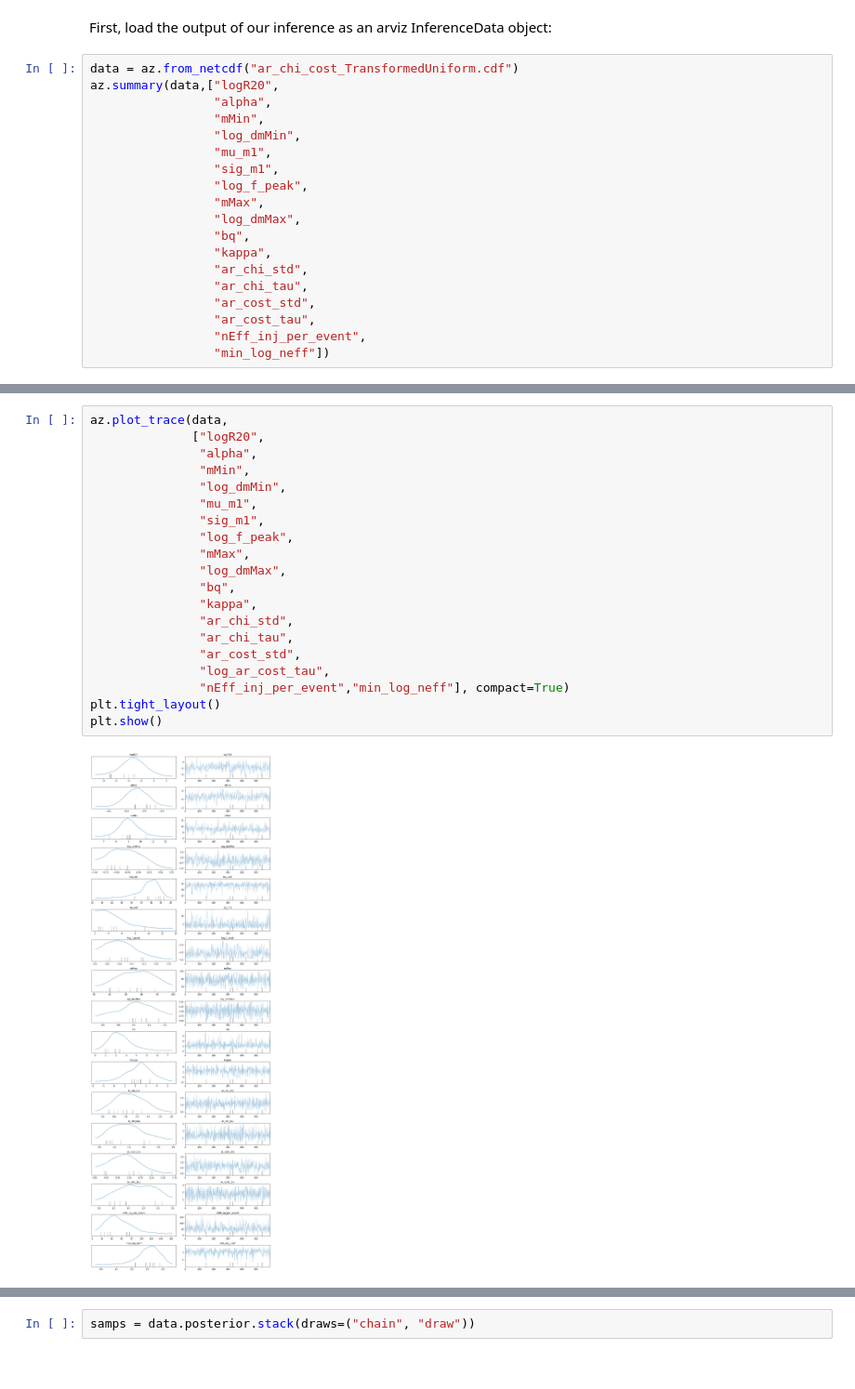
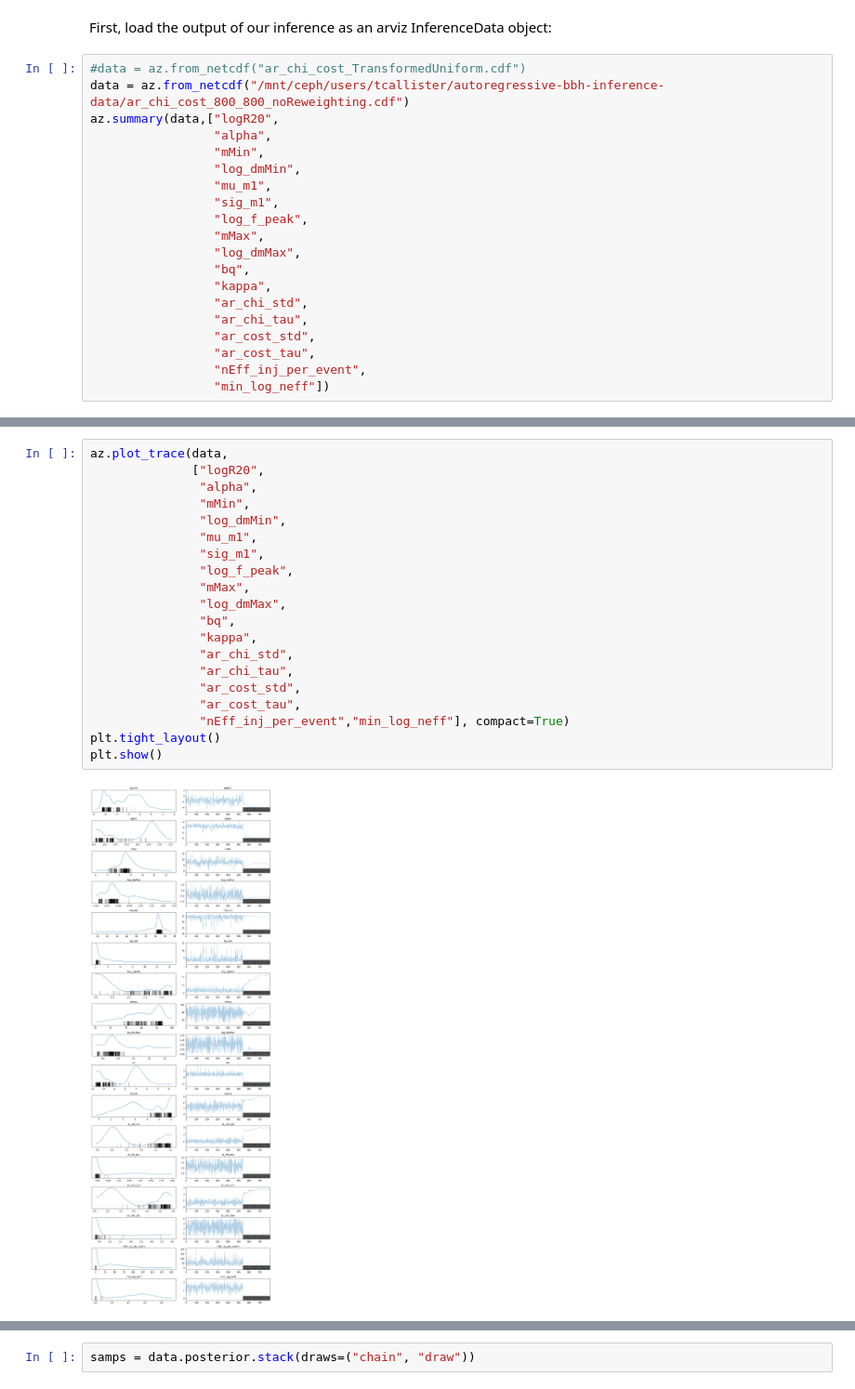
Before and after one commit to tcallister/autoregressive-bbh-inference, a Jupyter notebook: data/inspect_ar_chi_cost.ipynb, the cells around one changed output, grey strips where cells are left out. Shown at 93% size. Saved outputs shown, nothing was run; the diff lists cells and outputs as text.

```diff
--- a/data/inspect_ar_chi_cost.ipynb
+++ b/data/inspect_ar_chi_cost.ipynb
@@ -9,7 +9,8 @@ az.rcParams["plot.max_subplots"] = 80
 # %% [markdown]
 First, load the output of our inference as an arviz InferenceData object:
 # %%
-data = az.from_netcdf("ar_chi_cost_TransformedUniform.cdf")
+#data = az.from_netcdf("ar_chi_cost_TransformedUniform.cdf")
+data = az.from_netcdf("/mnt/ceph/users/tcallister/autoregressive-bbh-inference-data/ar_chi_cost_800_800_noReweighting.cdf")
 az.summary(data,["logR20",
                  "alpha",
                  "mMin",
@@ -50,23 +51,23 @@ arviz - WARNING - Shape validation failed: input_shape: (1, 600), minimum_shape:
 # %%
 az.plot_trace(data,
               ["logR20",
                "alpha",
                "mMin",
                "log_dmMin",
                "mu_m1",
                "sig_m1",
                "log_f_peak",
                "mMax",
                "log_dmMax",
                "bq",
                "kappa",
                "ar_chi_std",
                "ar_chi_tau",
                "ar_cost_std",
-               "log_ar_cost_tau",
+               "ar_cost_tau",
                "nEff_inj_per_event","min_log_neff"], compact=True)
 plt.tight_layout()
 plt.show()
 # %% [output]
-[figure, old version]
+[figure, new version]
 # %%
```
Also changed, not shown: parts of 4 cells of this notebook, 2 other files.
